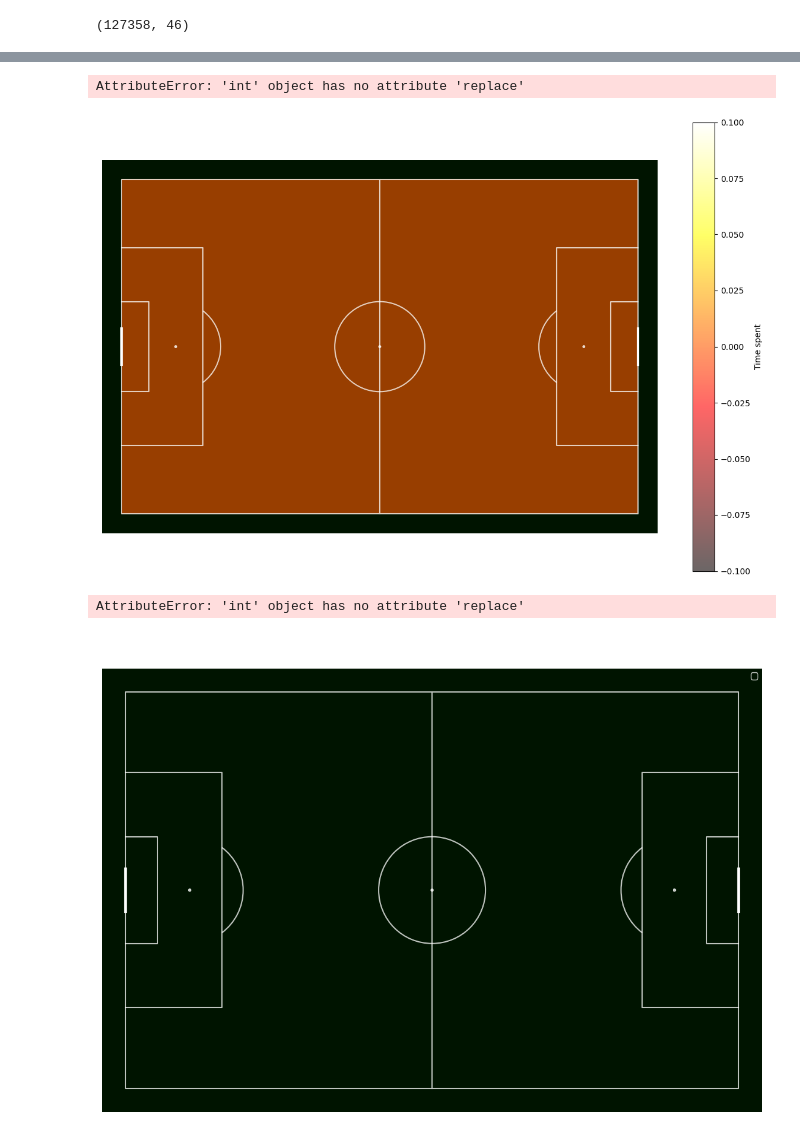
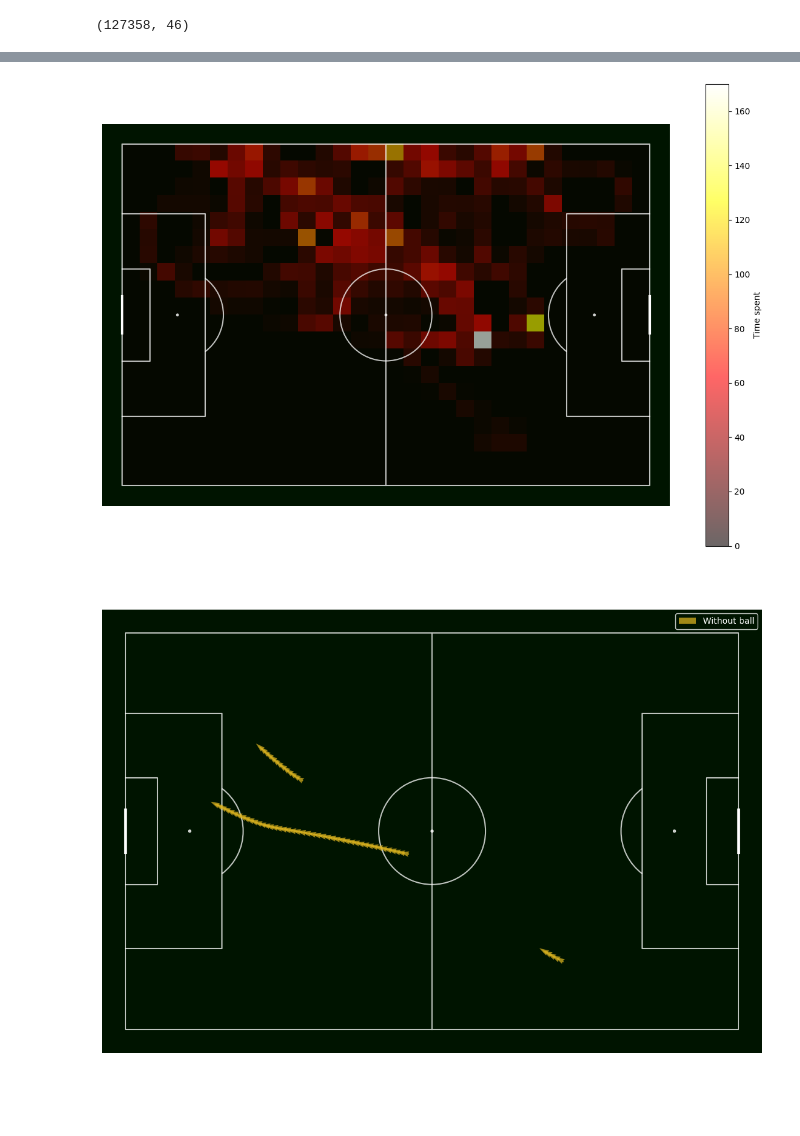
Before and after one commit to rodmart21/analytics_cup_analyst, a Jupyter notebook: submission.ipynb, the cells around one changed output, grey strips where cells are left out. Drawn from its saved outputs; the diff is of its cells as text; code cells hidden in the pictures; blank space fills up the shorter version.

```diff
--- a/submission.ipynb
+++ b/submission.ipynb
@@ -26,10 +294,8 @@ df.shape
 # %%
-plot_player_heatmap(df, player_id=12345)
+plot_player_heatmap(df, player_id=133501)
 # %% [output]
-AttributeError: 'int' object has no attribute 'replace'
-[figure, old version]
+[figure, new version]
 # %%
-plot_sprint_map(df, player_id=12345)
+plot_sprint_map(df, player_id=133501)
 # %% [output]
-AttributeError: 'int' object has no attribute 'replace'
-[figure, old version]
+[figure, new version]
```
Also changed, not shown: parts of 18 cells of this notebook, 4 other files.
